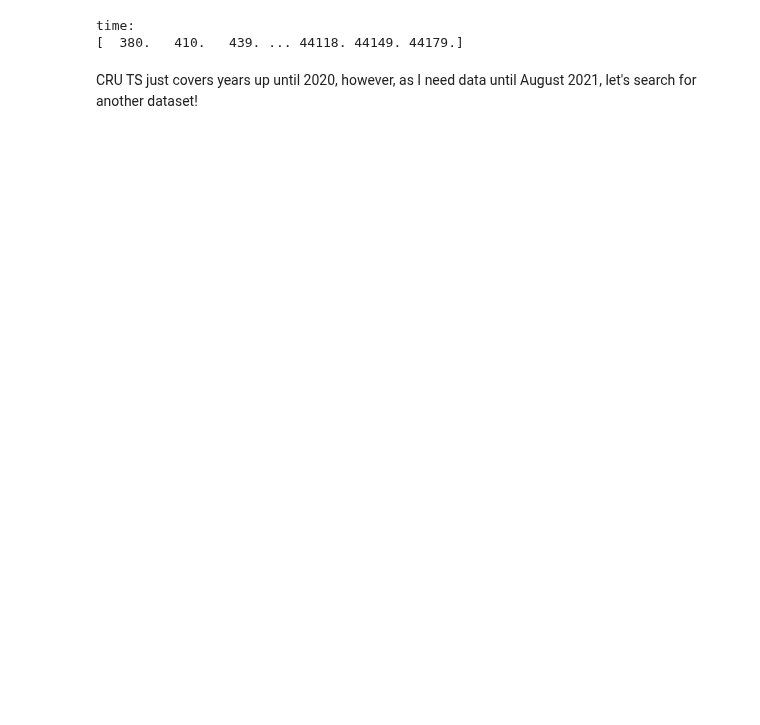
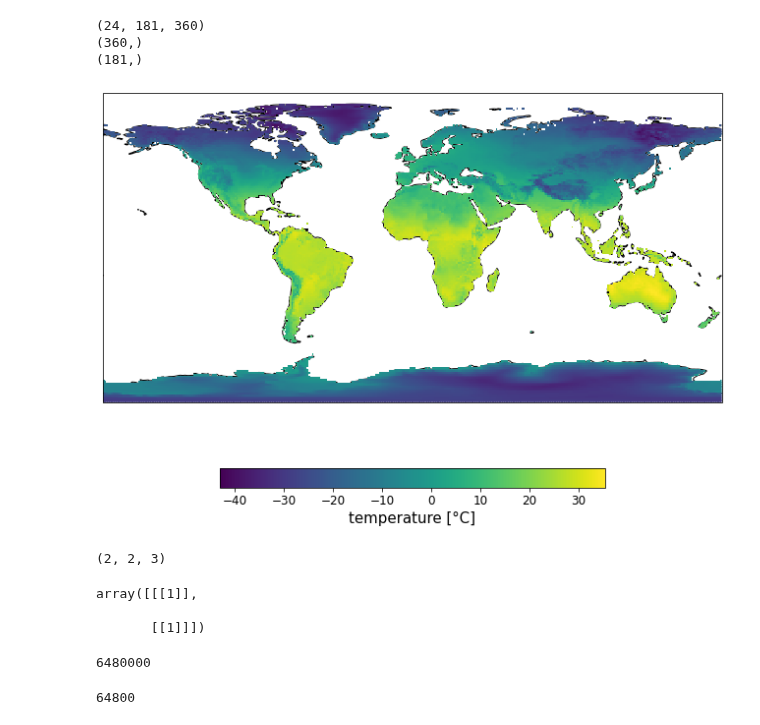
Before and after one commit to gtlab-barcelona/robert, a Jupyter notebook: anomalies/code/1-tmp-pre-anomalies-maps.ipynb, the cells around one changed output. Cells and saved outputs as stored; diff of their text form; code cells hidden in the pictures; blank space fills up the shorter version.

Commit message:
created first global temp plot

```diff
--- a/anomalies/code/1-tmp-pre-anomalies-maps.ipynb
+++ b/anomalies/code/1-tmp-pre-anomalies-maps.ipynb
@@ -11,6 +14,6 @@ This notebook visualises **temperature** and **precipitation** anomalies for Eur
 # %%
 # load data from netCDF file
-cru_file = Dataset('../../data/CRU-TS/cru_ts4.05.1901.2020.tmx.dat.nc')
-print(cru_file)
+era5_file = Dataset('../../data/ERA5/era5_global_tmp-pre_2020-21.nc')
+print(era5_file)
 # %% [output]
 <class 'netCDF4._netCDF4.Dataset'>
@@ -50,11 +49,47 @@ time:
-# %%
-# get the data
-cru_time = cru_file.variables['time'][:]
-
-print('time:')
-print(cru_time)
-# %% [output]
-time:
-[  380.   410.   439. ... 44118. 44149. 44179.]
-# %% [markdown]
-CRU TS just covers years up until 2020, however, as I need data until August 2021, let's search for another dataset!
+# %%
+# get the data
+# NOTE: for now taking every 10th coord
+t2m = era5_file.variables['t2m'][:,::10,::10]
+lon = era5_file.variables['longitude'][::10]
+lat = era5_file.variables['latitude'][::10]
+print(t2m.shape)
+print(lon.shape) # from -180 to 179
+print(lat.shape) # from -90 to 90 (including 0°)
+# %% [output]
+(24, 181, 360)
+(360,)
+(181,)
+# %%
+# edge coordinates of map
+top =
+
+
+t2m = t2m[:,]
+# %%
+llon, llat = np.meshgrid(lon, lat)
+fig = plt.figure()
+ax = plt.axes(projection=ccrs.PlateCarree())
+ax.coastlines()
+pcm = ax.pcolormesh(lon, lat, t2m[0,:,:]-272.15) # alternatively: ax.contourf()
+cb = fig.colorbar(pcm, orientation='horizontal', shrink=0.6)
+cb.set_label('temperature [°C]', size=15)
+cb.ax.tick_params(labelsize='large')
+# %% [output]
+[figure, added]
+# %%
+test = np.array([[[1,1,2], [2,3,3]], [[1,1,1], [1,1,1]]])
+print(test.shape)
+test[:,::2,::3]
+# %% [output]
+(2, 2, 3)
+array([[[1]],
+
+       [[1]]])
+# %%
+1800*3600
+# %% [output]
+6480000
+# %%
+180*360
+# %% [output]
+64800
```
Also changed, not shown: parts of 4 cells of this notebook.
